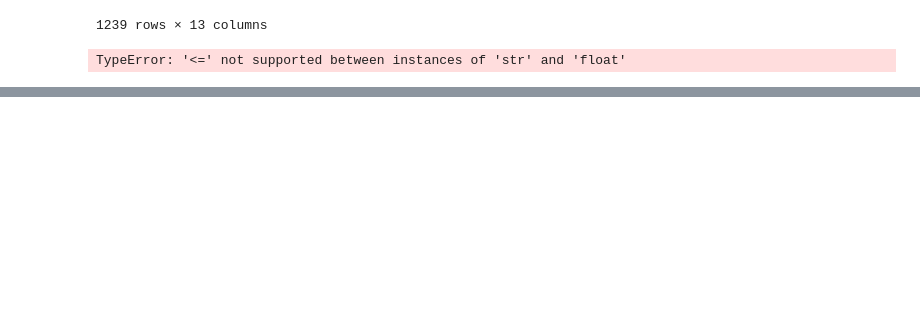
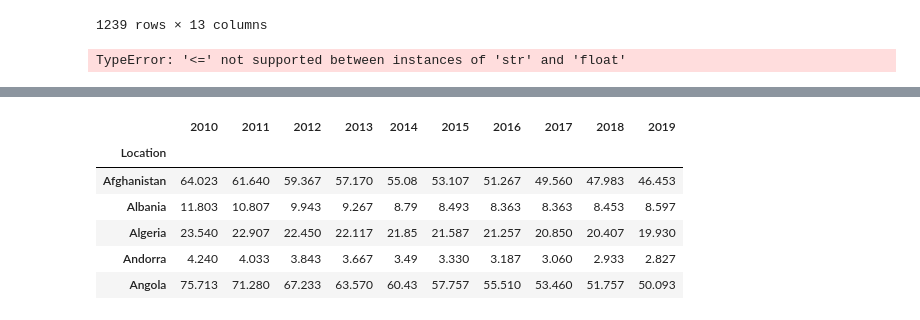
Before and after one commit to Ji30g/github_test, a Jupyter notebook: practice.ipynb, the cells around one changed output, grey strips where cells are left out. Saved outputs shown, nothing was run; the diff lists cells and outputs as text; code cells hidden in the pictures; blank space fills up the shorter version.

```diff
--- a/practice.ipynb
+++ b/practice.ipynb
@@ -276,0 +401,10 @@ TypeError: '<=' not supported between instances of 'str' and 'float'
+# %%
+df.head()
+# %% [output]
+|  | 2010 | 2011 | 2012 | 2013 | 2014 | 2015 | 2016 | 2017 | 2018 | 2019 |
+| Location |  |  |  |  |  |  |  |  |  |  |
+| Afghanistan | 64.023 | 61.640 | 59.367 | 57.170 | 55.08 | 53.107 | 51.267 | 49.560 | 47.983 | 46.453 |
+| Albania | 11.803 | 10.807 | 9.943 | 9.267 | 8.79 | 8.493 | 8.363 | 8.363 | 8.453 | 8.597 |
+| Algeria | 23.540 | 22.907 | 22.450 | 22.117 | 21.85 | 21.587 | 21.257 | 20.850 | 20.407 | 19.930 |
+| Andorra | 4.240 | 4.033 | 3.843 | 3.667 | 3.49 | 3.330 | 3.187 | 3.060 | 2.933 | 2.827 |
+| Angola | 75.713 | 71.280 | 67.233 | 63.570 | 60.43 | 57.757 | 55.510 | 53.460 | 51.757 | 50.093 |
```
Also changed, not shown: parts of 27 cells of this notebook.
